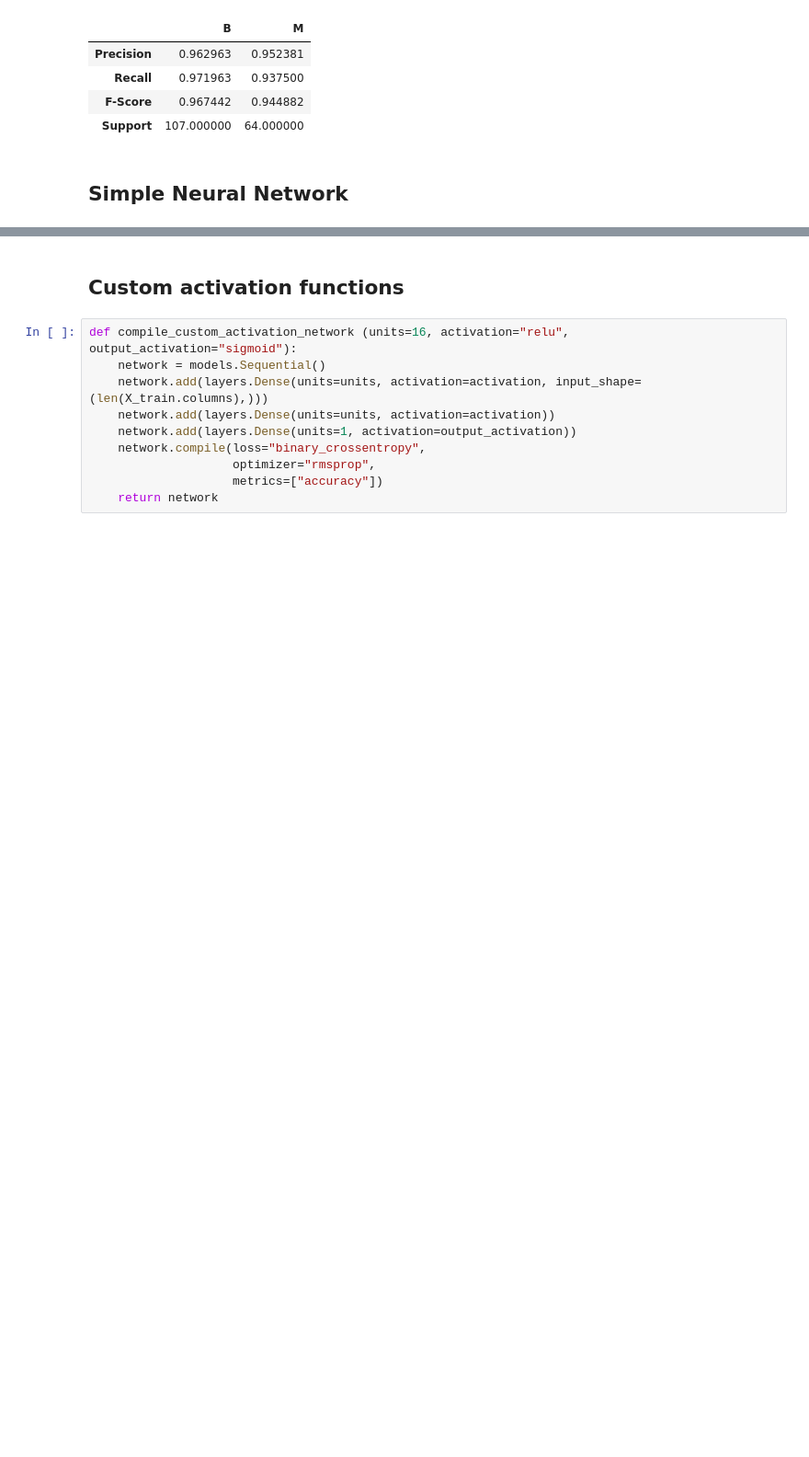
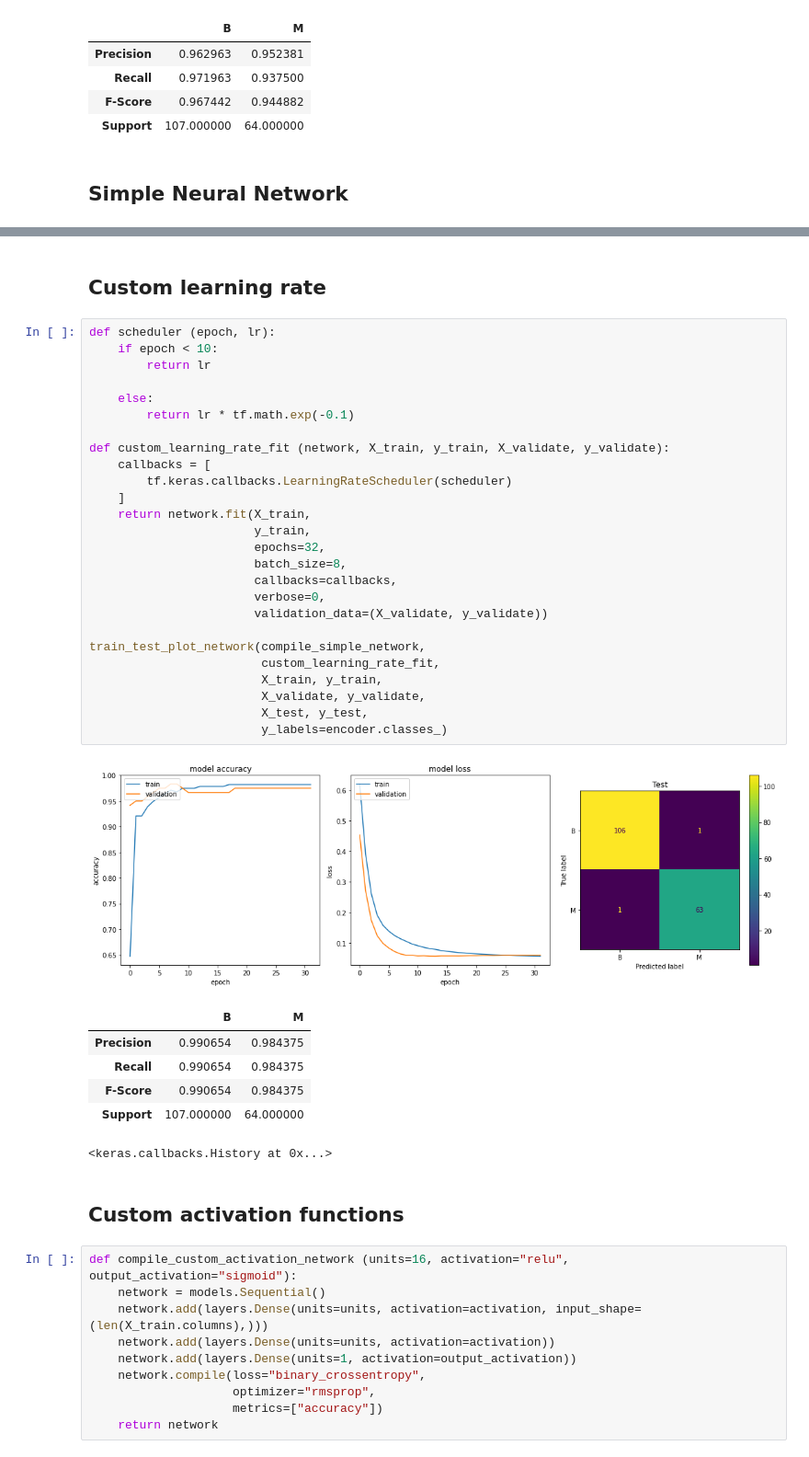
Before and after one commit to tsopeh/neural_networks, a Jupyter notebook: breast_cancer.ipynb, the cells around one changed output, grey strips where cells are left out. Shown at 92% size. Drawn from its saved outputs; the diff is of its cells as text; blank space fills up the shorter version.

```diff
--- a/breast_cancer.ipynb
+++ b/breast_cancer.ipynb
@@ -296,5 +296,41 @@ To enable them in other operations, rebuild TensorFlow with the appropriate comp
 | Support | 107.000000 | 64.000000 |
 <keras.callbacks.History at 0x...>
+# %% [markdown]
+## Custom learning rate
+# %%
+def scheduler (epoch, lr):
+    if epoch < 10:
+        return lr
+
+    else:
+        return lr * tf.math.exp(-0.1)
+
+def custom_learning_rate_fit (network, X_train, y_train, X_validate, y_validate):
+    callbacks = [
+        tf.keras.callbacks.LearningRateScheduler(scheduler)
+    ]
+    return network.fit(X_train,
+                       y_train,
+                       epochs=32,
+                       batch_size=8,
+                       callbacks=callbacks,
+                       verbose=0,
+                       validation_data=(X_validate, y_validate))
+
+train_test_plot_network(compile_simple_network,
+                        custom_learning_rate_fit,
+                        X_train, y_train,
+                        X_validate, y_validate,
+                        X_test, y_test,
+                        y_labels=encoder.classes_)
+# %% [output]
+[figure, added]
+|  | B | M |
+| Precision | 0.990654 | 0.984375 |
+| Recall | 0.990654 | 0.984375 |
+| F-Score | 0.990654 | 0.984375 |
+| Support | 107.000000 | 64.000000 |
+<keras.callbacks.History at 0x...>
 # %% [markdown]
 ## Custom activation functions
 # %%
```
Also changed, not shown: parts of 7 cells of this notebook.
